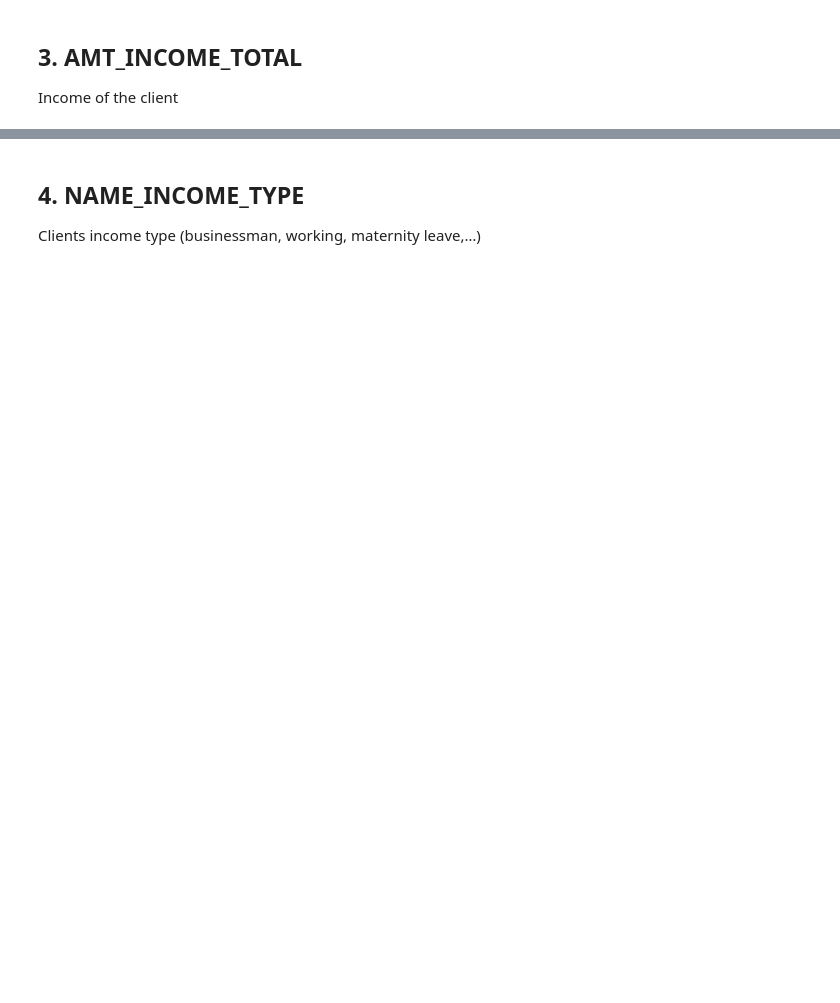
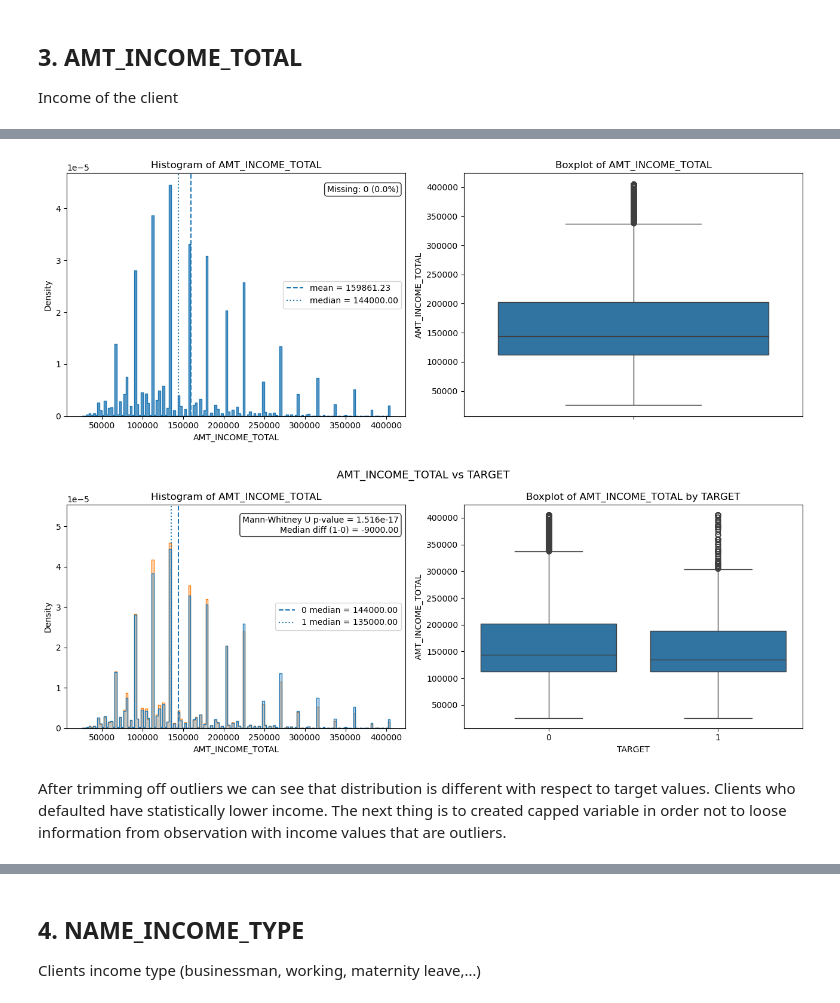
Before and after one commit to alek-ds/home-credit-default-risk-ak, a Jupyter notebook: notebooks/app_univariate_bivariate_financial_material.ipynb, the cells around one changed output, grey strips where cells are left out. Drawn from its saved outputs; the diff is of its cells as text; code cells hidden in the pictures; blank space fills up the shorter version.

```diff
--- a/notebooks/app_univariate_bivariate_financial_material.ipynb
+++ b/notebooks/app_univariate_bivariate_financial_material.ipynb
@@ -72,0 +151,16 @@ plot_quantitative_vs_binary(df=app_df, quant_var='AMT_INCOME_TOTAL', binary_var=
+# %%
+plot_quantitative_distribution(
+    df = df_income_trimmed,
+    quant_var='AMT_INCOME_TOTAL'
+)
+plot_quantitative_vs_binary(
+    df = df_income_trimmed,
+    quant_var='AMT_INCOME_TOTAL',
+    binary_var='TARGET'
+)
+# %% [output]
+[figure, added]
+[figure, added]
+# %% [markdown]
+After trimming off outliers we can see that distribution is different with respect to target values. Clients who defaulted have statistically lower income.
+The next thing is to created capped variable in order not to loose information from observation with income values that are outliers.
```
Also changed, not shown: parts of 18 cells of this notebook.
